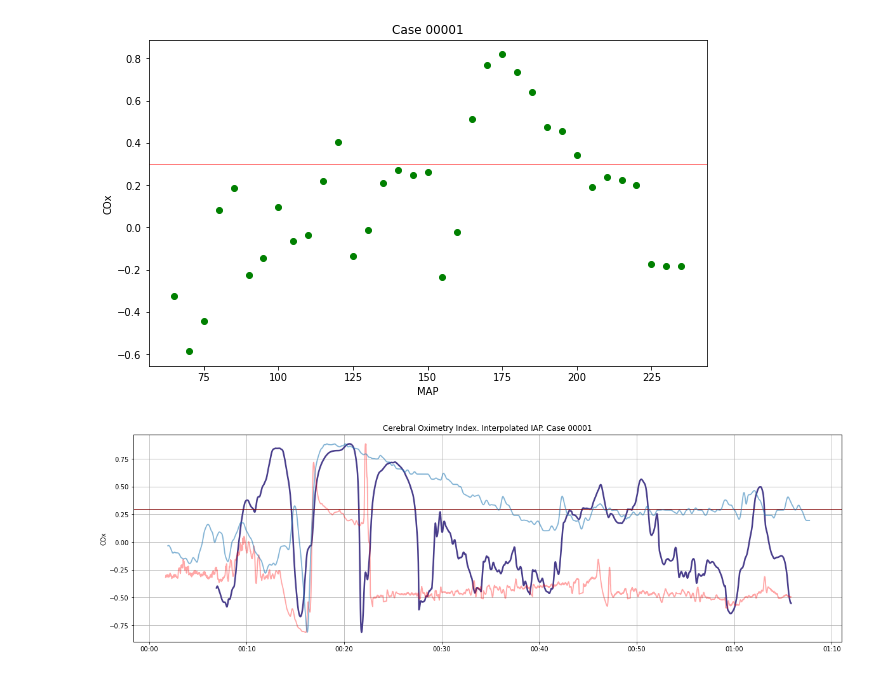
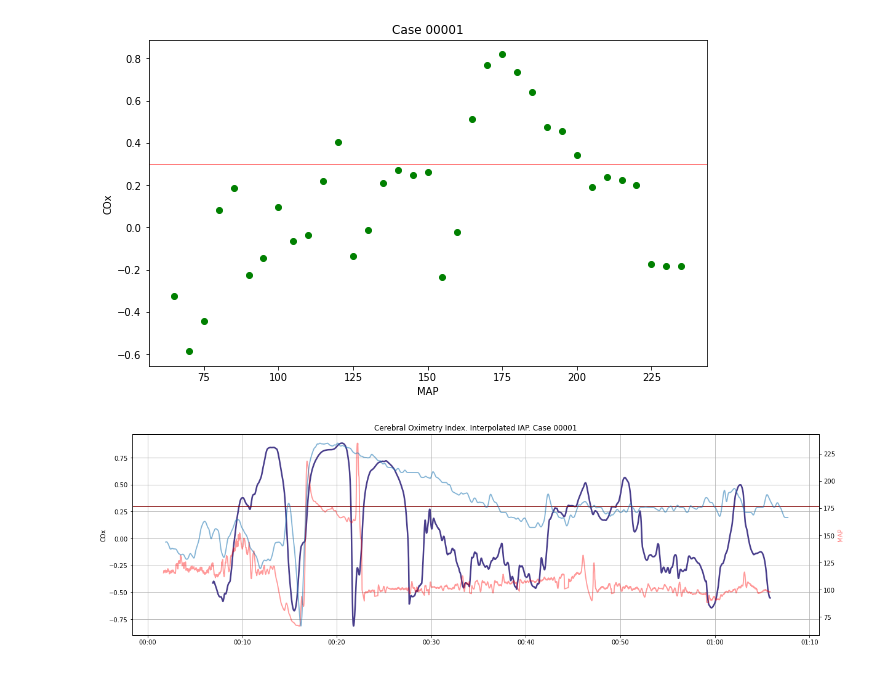
Before and after one commit to makes/bopra-cox, a Jupyter notebook: 7_cox_vs_map.ipynb, the cells around one changed output. Drawn from its saved outputs; the diff is of its cells as text; code cells hidden in the pictures.

```diff
--- a/7_cox_vs_map.ipynb
+++ b/7_cox_vs_map.ipynb
@@ -24,10 +24,8 @@ input_file = 'output/' + case_str + '_6.csv'
 df = pd.read_csv(input_file,
                  sep = ',',
                  na_values = ['-'],
-                 parse_dates = ['Time'])
-misc.NormalizeTime(df)
-df.set_index('Time', inplace=True)
-mark_timestamp = df.loc[df['Mark'] == 1].index[0]
+                 parse_dates = ['Time'],
+                 index_col = 'Time')
 # %%
 # dropout
 df['rSO2'] = np.where(df['Bad_rSO2_manual'] == 1, np.nan, df['rSO2'])
@@ -93,21 +74,21 @@ df['COx_interpolated'] = df['rSO2'].rolling(300).corr(df['MAP_interpolated'])
 # %%
 fig, ax1 = plt.subplots(figsize=(20,6))
 ax1.set_ylabel('COx')
 ax1.plot(df.index, df['COx_interpolated'], linewidth=2.5, color='darkslateblue')
 ax2 = ax1.twinx()
-ax2.plot(df.index, df['MAP_interpolated'], linewidth=1.8, alpha=0.35, color='red')
+ax2.plot(df.index, df['MAP_interpolated'], linewidth=1.8, alpha=0.4, color='red')
+ax2.set_ylabel('MAP', color="red", alpha=0.5)
 ax3 = ax1.twinx()
 ax3.plot(df.index, df['rSO2'], linewidth=1.8, alpha=0.55)
-ax2.set_yticks([])
 ax3.set_yticks([])
 ax1.grid()
 ax1.axhline(0.3, linewidth=1, color="maroon")
 ax1.xaxis.set_major_formatter(mpl.dates.DateFormatter('%H:%M'))
 plt.title(f'Cerebral Oximetry Index. Interpolated IAP. Case {case_str}')
 #plt.savefig(f'reports/images/{step_id}_{case_str}_02.png', bbox_inches='tight', pad_inches=0.1)
 plt.show()
 # %% [output]
-[figure, old version]
+[figure, new version]
 # %%
 # save output
 #df[['MAP', 'Bad_MAP_auto', 'Bad_MAP_manual', 'rSO2', 'Mark', 'Bad_rSO2_auto', 'Bad_rSO2_manual', 'COx', 'Elapsed']].to_csv(output_file, na_rep='-', date_format='%H:%M:%S')
```
Also changed, not shown: parts of 2 cells of this notebook, 11 other files.
